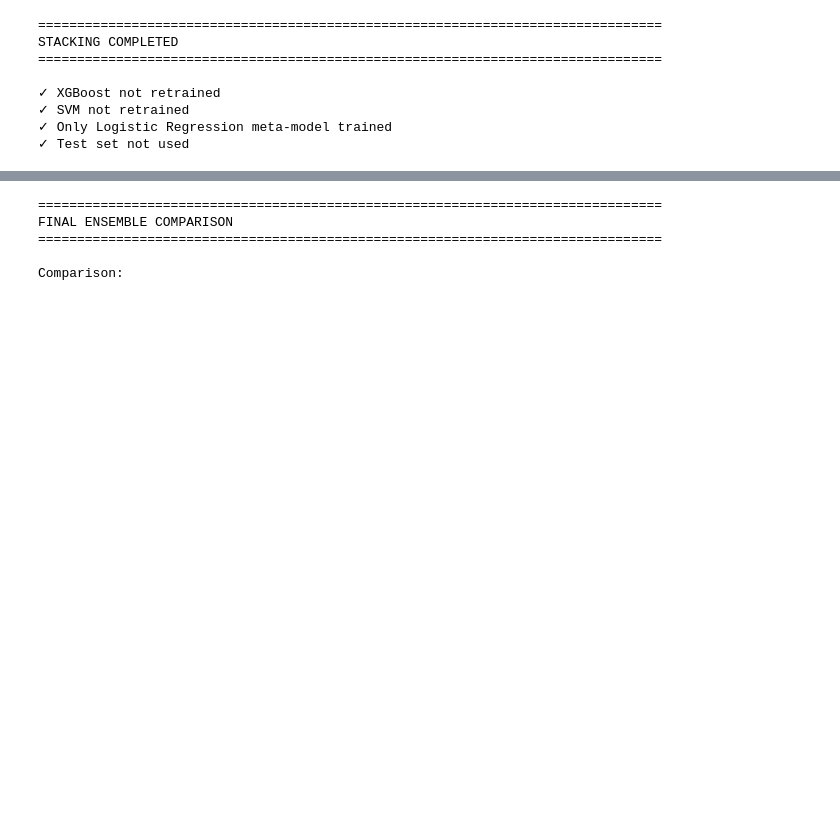
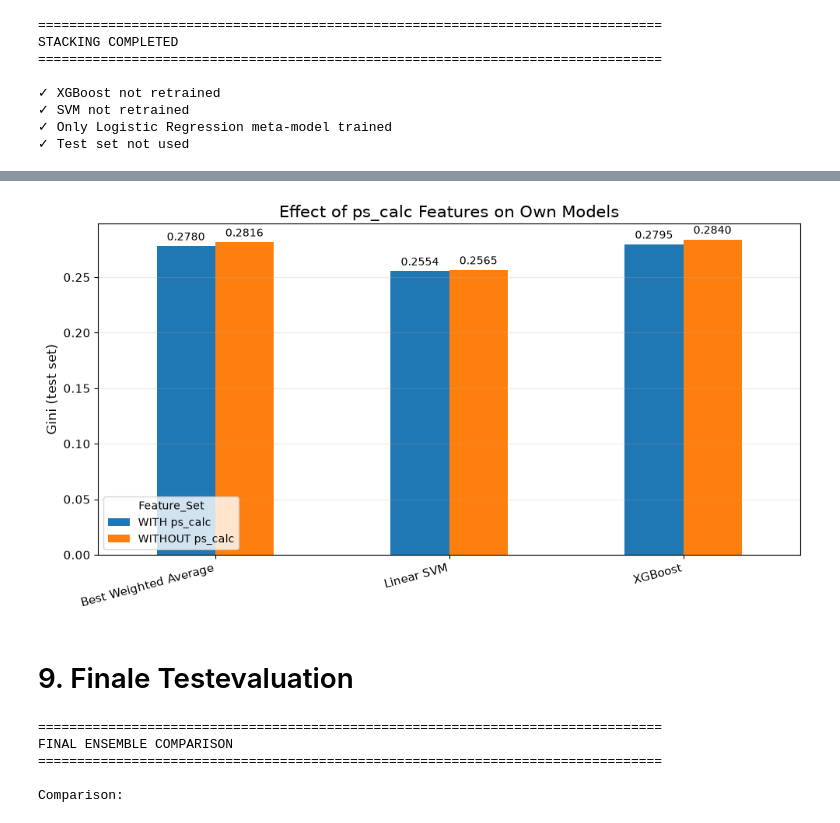
Before and after one commit to leyla-louache/porto-seguro-project, a Jupyter notebook: notebooks/04_Gilles_Koudjou.ipynb, the cells around one changed output, grey strips where cells are left out. Saved outputs shown, nothing was run; the diff lists cells and outputs as text; code cells hidden in the pictures; blank space fills up the shorter version.

```diff
--- a/notebooks/04_Gilles_Koudjou.ipynb
+++ b/notebooks/04_Gilles_Koudjou.ipynb
@@ -11675,3 +12163,73 @@ STACKING COMPLETED
+# %%
+# ============================================================
+# 6. PLOT - GINI WITH VS WITHOUT ps_calc
+# ============================================================
+
+import matplotlib.pyplot as plt
+
+plot_data = gini_comparison[
+    [
+        "WITH ps_calc",
+        "WITHOUT ps_calc"
+    ]
+]
+
+ax = plot_data.plot(
+    kind="bar",
+    figsize=(10, 5.5)
+)
+
+ax.set_title(
+    "Effect of ps_calc Features on Own Models",
+    fontsize=15
+)
+
+ax.set_ylabel(
+    "Gini (test set)",
+    fontsize=12
+)
+
+ax.set_xlabel("")
+
+ax.tick_params(
+    axis="both",
+    labelsize=11
+)
+
+plt.xticks(
+    rotation=15,
+    ha="right"
+)
+
+ax.grid(
+    axis="y",
+    alpha=0.25
+)
+
+# Add values above bars
+for container in ax.containers:
+    ax.bar_label(
+        container,
+        fmt="%.4f",
+        padding=3,
+        fontsize=10
+    )
+
+plt.tight_layout()
+
+plt.savefig(
+    "ps_calc_ablation_gini_own_models.png",
+    dpi=220,
+    bbox_inches="tight"
+)
+
+plt.show()
+# %% [output]
+[figure, added]
+# %% [markdown]
+
+
+# 9. Finale Testevaluation
 # %%
 # ============================================================
 # ENSEMBLE STEP 3
```
Also changed, not shown: parts of 40 cells of this notebook.
